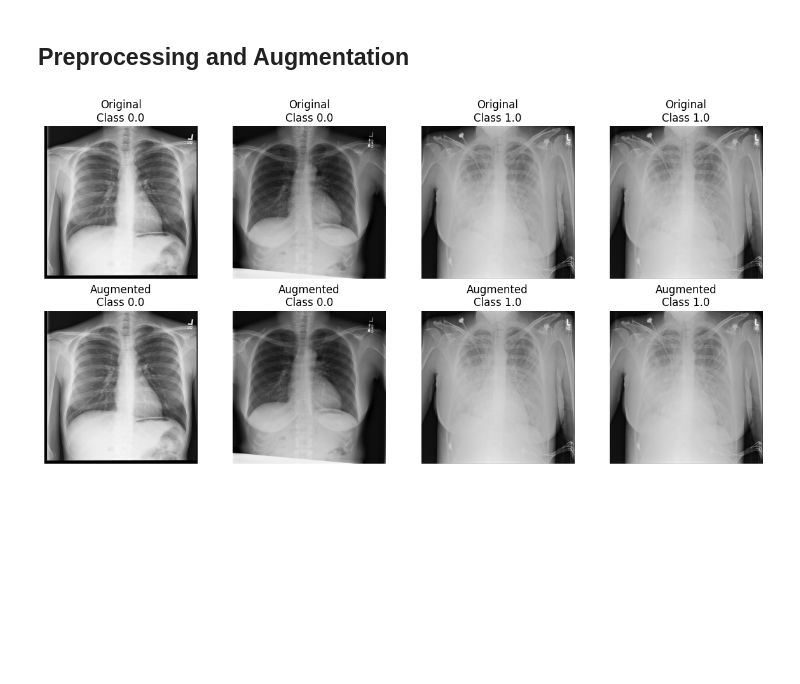
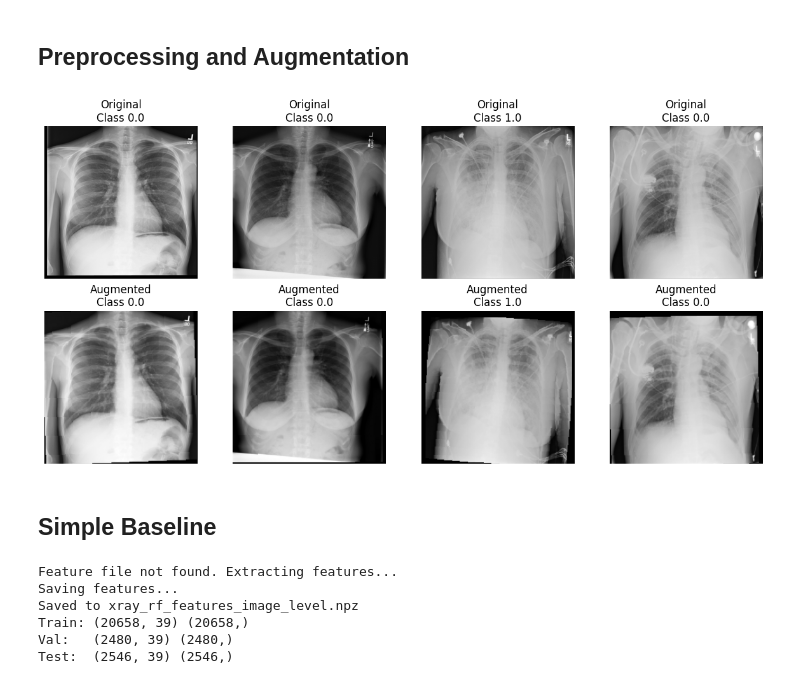
Before and after one commit to faizr206/Assignment1_MedicalImaging, a Jupyter notebook: Assignment1_Faiz.ipynb, the cells around one changed output. Saved outputs shown, nothing was run; the diff lists cells and outputs as text; code cells hidden in the pictures; blank space fills up the shorter version.

Commit message:
add random forest baseline

```diff
--- a/Assignment1_Faiz.ipynb
+++ b/Assignment1_Faiz.ipynb
@@ -335,7 +382,12 @@ class DICOM_dataset(Dataset):
 # training only augmentation
 import torchvision.transforms as T
 
+all_transform = T.Compose([
+    T.Resize((224, 224)),
+])
+
 train_transform = T.Compose([
+    T.Resize((224, 224)),
     T.RandomRotation(degrees=7),
 
     T.RandomAffine(
@@ -379,7 +431,7 @@ test_loader = DataLoader(
 # %%
 # example of train data with and without transform
 
-train_dataset_transform = DICOM_dataset(train_df, "File Path", "Target")
+train_dataset_transform = DICOM_dataset(train_df, "File Path", "Target", transform=train_transform)
 train_transform_loader = DataLoader(
     train_dataset_transform,
     batch_size=BATCH_SIZE,
@@ -393,31 +445,33 @@ train_no_transform_loader = DataLoader(
     batch_size=BATCH_SIZE,
     shuffle=False,
     num_workers=0
 )
 
 images_no_transform, labels_no_transform = next(iter(train_no_transform_loader))
 images_transform, labels_transform = next(iter(train_transform_loader))
 
 fig, axes = plt.subplots(2, 4, figsize=(12, 6))
 
 for i in range(4):
     # Original
     axes[0, i].imshow(
         images_no_transform[i].squeeze().cpu().numpy(),
         cmap="gray"
     )
     axes[0, i].set_title(f"Original\nClass {labels_no_transform[i].item()}")
     axes[0, i].axis("off")
 
     # Augmented
     axes[1, i].imshow(
         images_transform[i].squeeze().cpu().numpy(),
         cmap="gray"
     )
     axes[1, i].set_title(f"Augmented\nClass {labels_transform[i].item()}")
     axes[1, i].axis("off")
 
 plt.tight_layout()
 plt.show()
 # %% [output]
-[figure, old version]
+[figure, new version]
+# %% [markdown]
+## Simple Baseline
@@ -423,0 +511,51 @@ plt.show()
+# %%
+# load feature if already ran before since it could take a while to run the extraction
+import os
+
+FEATURE_FILE = "data/xray_rf_features_image_level.npz"
+
+if os.path.exists(FEATURE_FILE):
+    print("loading saved features...")
+
+    data = np.load(FEATURE_FILE)
+
+    X_train = data["X_train"]
+    y_train = data["y_train"]
+
+    X_val = data["X_val"]
+    y_val = data["y_val"]
+
+    X_test = data["X_test"]
+    y_test = data["y_test"]
+
+else:
+    print("Feature file not found. Extracting features...")
+
+    X_train, y_train = extract_feature_from_loader(train_loader)
+    X_val, y_val = extract_feature_from_loader(val_loader)
+    X_test, y_test = extract_feature_from_loader(test_loader)
+
+    print("Saving features...")
+
+    np.savez_compressed(
+        FEATURE_FILE,
+        X_train=X_train,
+        y_train=y_train,
+        X_val=X_val,
+        y_val=y_val,
+        X_test=X_test,
+        y_test=y_test
+    )
+
+    print(f"Saved to {FEATURE_FILE}")
+
+print("Train:", X_train.shape, y_train.shape)
+print("Val:  ", X_val.shape, y_val.shape)
+print("Test: ", X_test.shape, y_test.shape)
+# %% [output]
+Feature file not found. Extracting features...
+Saving features...
+Saved to xray_rf_features_image_level.npz
+Train: (20658, 39) (20658,)
+Val:   (2480, 39) (2480,)
+Test:  (2546, 39) (2546,)
```
Also changed, not shown: parts of 7 cells of this notebook.
